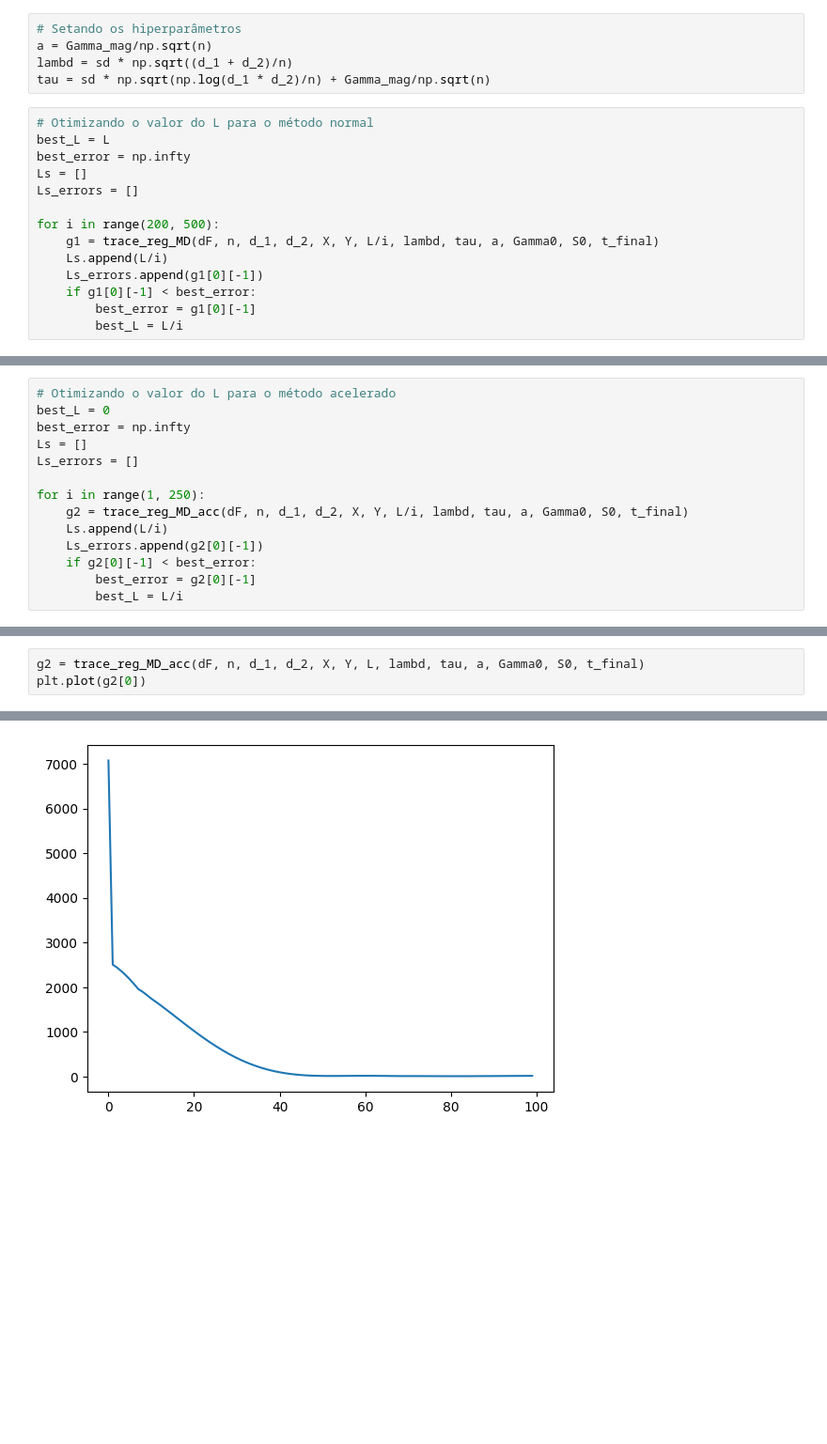
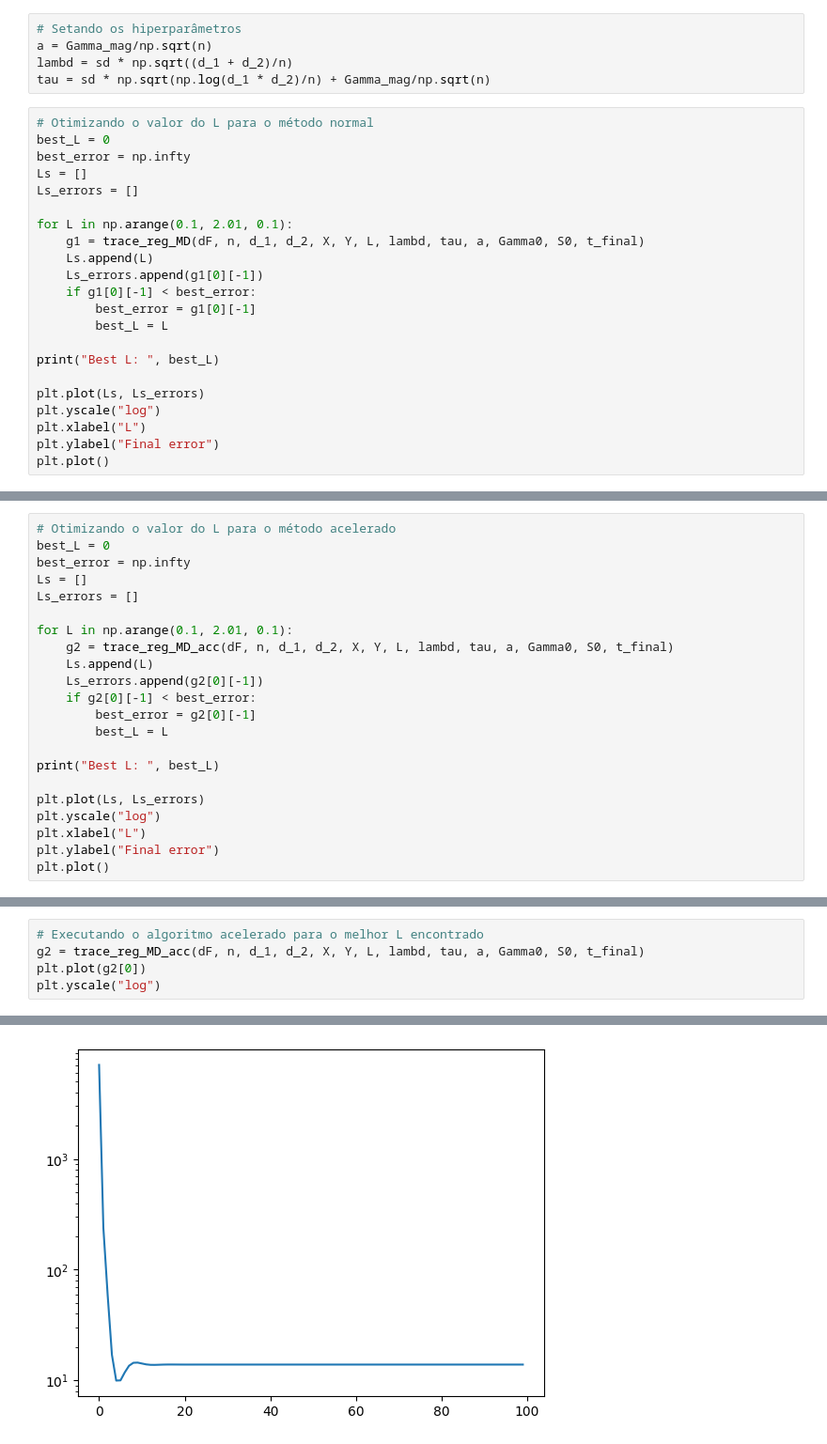
Before and after one commit to PedroPHC25/Otimizacao_Projetos, a Jupyter notebook: additive_matrix_decomposition.ipynb, the cells around one changed output, grey strips where cells are left out. Shown at 94% size. Saved outputs shown, nothing was run; the diff lists cells and outputs as text; blank space fills up the shorter version.

```diff
--- a/additive_matrix_decomposition.ipynb
+++ b/additive_matrix_decomposition.ipynb
@@ -596,15 +596,23 @@ lambd = sd * np.sqrt((d_1 + d_2)/n)
 tau = sd * np.sqrt(np.log(d_1 * d_2)/n) + Gamma_mag/np.sqrt(n)
 # %%
 # Otimizando o valor do L para o método normal
-best_L = L
+best_L = 0
 best_error = np.infty
 Ls = []
 Ls_errors = []
 
-for i in range(200, 500):
-    g1 = trace_reg_MD(dF, n, d_1, d_2, X, Y, L/i, lambd, tau, a, Gamma0, S0, t_final)
-    Ls.append(L/i)
+for L in np.arange(0.1, 2.01, 0.1):
+    g1 = trace_reg_MD(dF, n, d_1, d_2, X, Y, L, lambd, tau, a, Gamma0, S0, t_final)
+    Ls.append(L)
     Ls_errors.append(g1[0][-1])
     if g1[0][-1] < best_error:
         best_error = g1[0][-1]
-        best_L = L/i
+        best_L = L
+
+print("Best L: ", best_L)
+
+plt.plot(Ls, Ls_errors)
+plt.yscale("log")
+plt.xlabel("L")
+plt.ylabel("Final error")
+plt.plot()
@@ -633,10 +634,18 @@ best_error = np.infty
 Ls = []
 Ls_errors = []
 
-for i in range(1, 250):
-    g2 = trace_reg_MD_acc(dF, n, d_1, d_2, X, Y, L/i, lambd, tau, a, Gamma0, S0, t_final)
-    Ls.append(L/i)
+for L in np.arange(0.1, 2.01, 0.1):
+    g2 = trace_reg_MD_acc(dF, n, d_1, d_2, X, Y, L, lambd, tau, a, Gamma0, S0, t_final)
+    Ls.append(L)
     Ls_errors.append(g2[0][-1])
     if g2[0][-1] < best_error:
         best_error = g2[0][-1]
-        best_L = L/i
+        best_L = L
+
+print("Best L: ", best_L)
+
+plt.plot(Ls, Ls_errors)
+plt.yscale("log")
+plt.xlabel("L")
+plt.ylabel("Final error")
+plt.plot()
@@ -655,4 +656,6 @@ Best L:  63.32151843614188
 # %%
+# Executando o algoritmo acelerado para o melhor L encontrado
 g2 = trace_reg_MD_acc(dF, n, d_1, d_2, X, Y, L, lambd, tau, a, Gamma0, S0, t_final)
 plt.plot(g2[0])
+plt.yscale("log")
 # %% [output]
@@ -660,4 +662,4 @@ plt.plot(g2[0])
-[figure, old version]
+[figure, new version]
 # %%
 plt.plot(g1[0], label = "ProxGrad-Split")
 plt.plot(g2[0], label = "Nesterov-ProxGrad-Split", marker = "o", markevery = 5)
```
Also changed, not shown: parts of 14 cells of this notebook.
